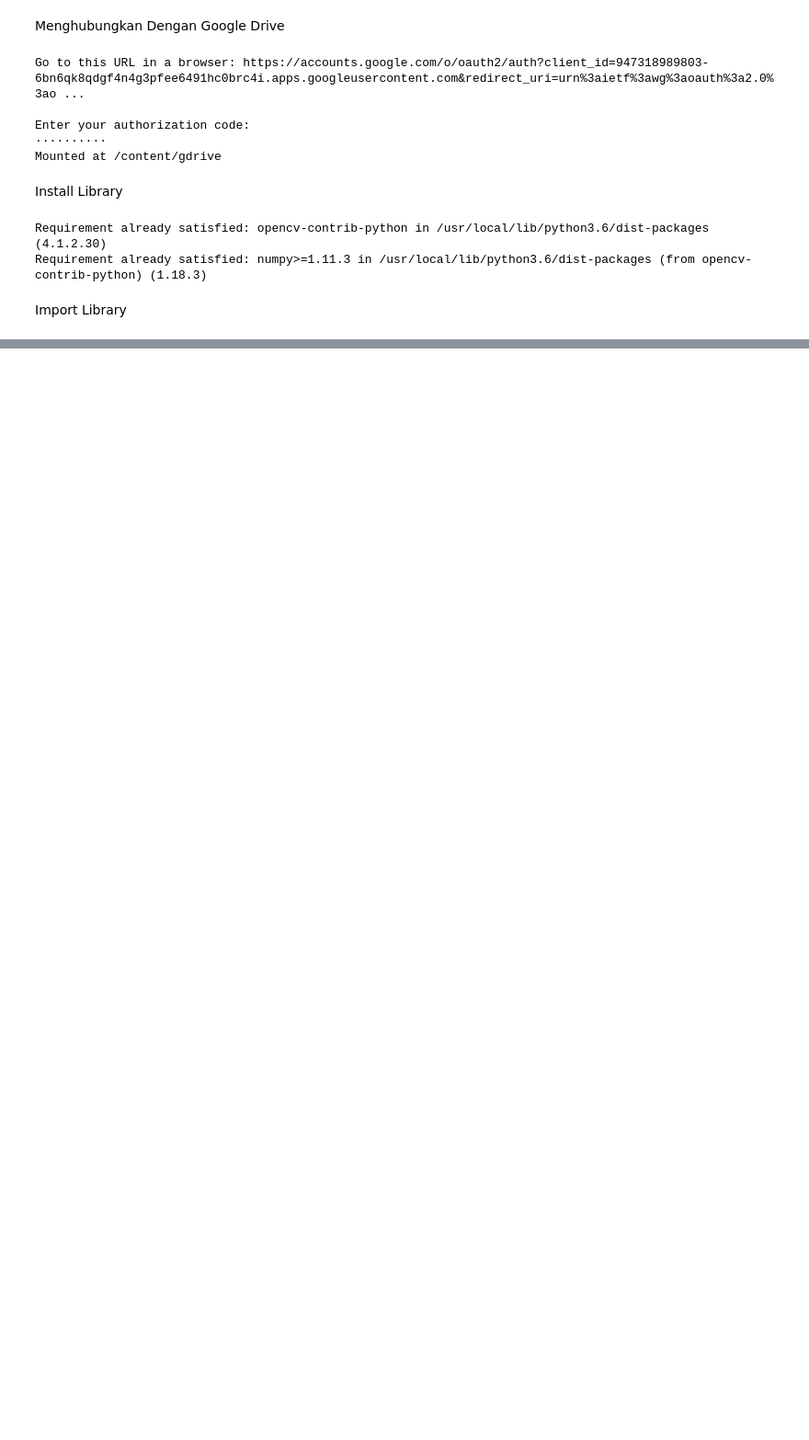
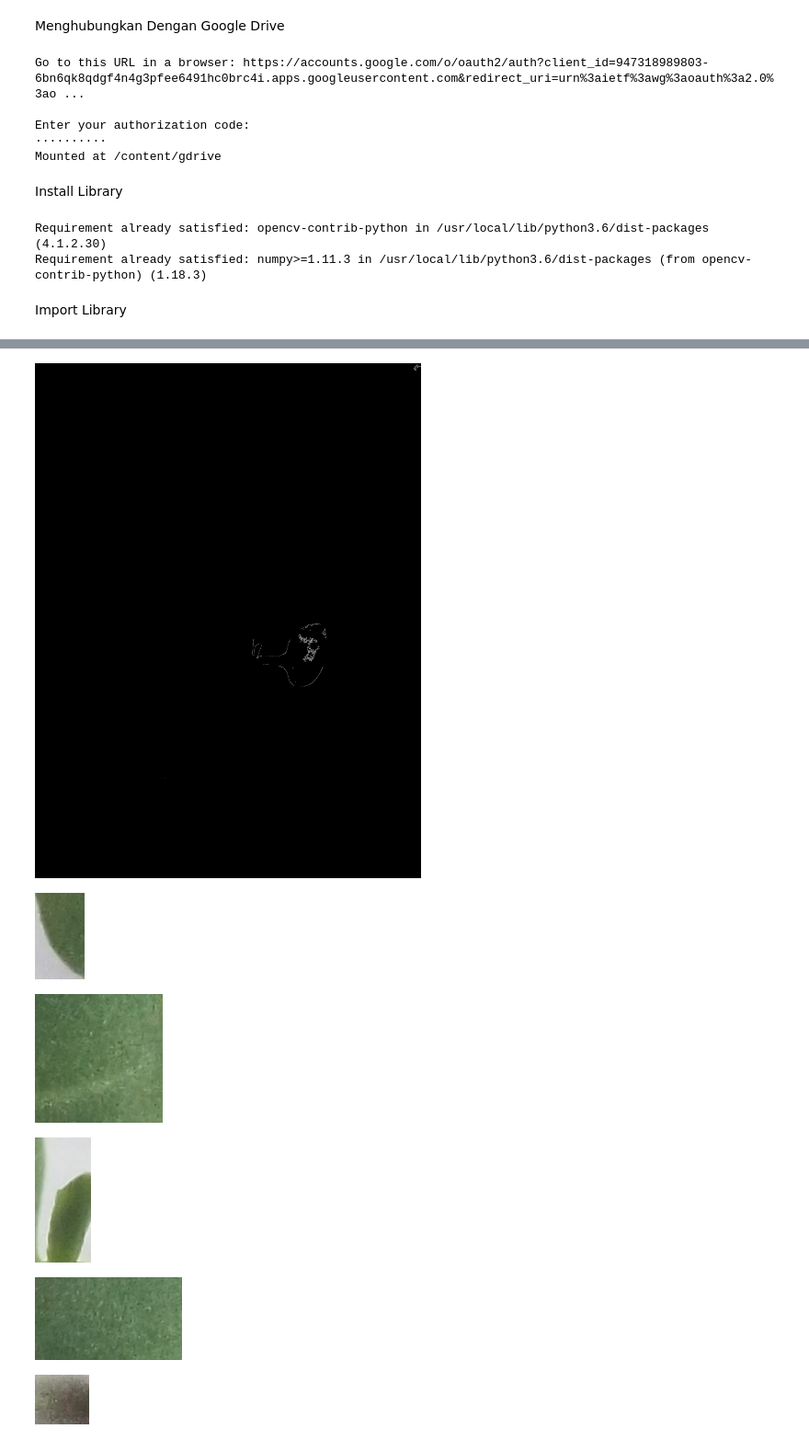
Before and after one commit to arfandiTelU/Skripsi, a Jupyter notebook: Cnn_Klasifikasi_Bibit.ipynb, the cells around one changed output, grey strips where cells are left out. Shown: that part at 92% size. Saved outputs shown, nothing was run; the diff lists cells and outputs as text; code cells hidden in the pictures; blank space fills up the shorter version.

Commit message:
coba cropping dengan edge detection lagi

```diff
--- a/Cnn_Klasifikasi_Bibit.ipynb
+++ b/Cnn_Klasifikasi_Bibit.ipynb
@@ -154,0 +63,34 @@ cv2_imshow(image)
+# %%
+path = '/content/gdrive/My Drive/Dataset/cabai hari ke 10'
+
+
+#reading image
+image = cv2.imread("/content/gdrive/My Drive/Dataset/pakcoy hari ke 5/20191231_132829.jpg")
+# print(image)
+# cv2_imshow(image)
+
+#converting to gray scale
+gray=cv2.cvtColor(image,cv2.COLOR_BGR2GRAY)
+
+#applying canny edge detection
+edged = cv2.Canny(image, 10, 250)
+
+cv2_imshow(edged)
+#finding contours
+(cnts, _) = cv2.findContours(edged.copy(), cv2.RETR_EXTERNAL, cv2.CHAIN_APPROX_SIMPLE)
+idx = 0
+for c in cnts:
+	x,y,w,h = cv2.boundingRect(c)
+	if w>50 and h>50:
+		idx+=1
+		new_img=image[y:y+h,x:x+w]
+		#cropping images
+		cv2_imshow(new_img)
+# https://github.com/imneonizer/Find-and-crop-objects-From-images-using-OpenCV-and-Python/blob/master/crop_objects.py
+# %% [output]
+[figure, added]
+[figure, added]
+[figure, added]
+[figure, added]
+[figure, added]
+[figure, added]
```
Also changed, not shown: parts of 1 cell of this notebook.
